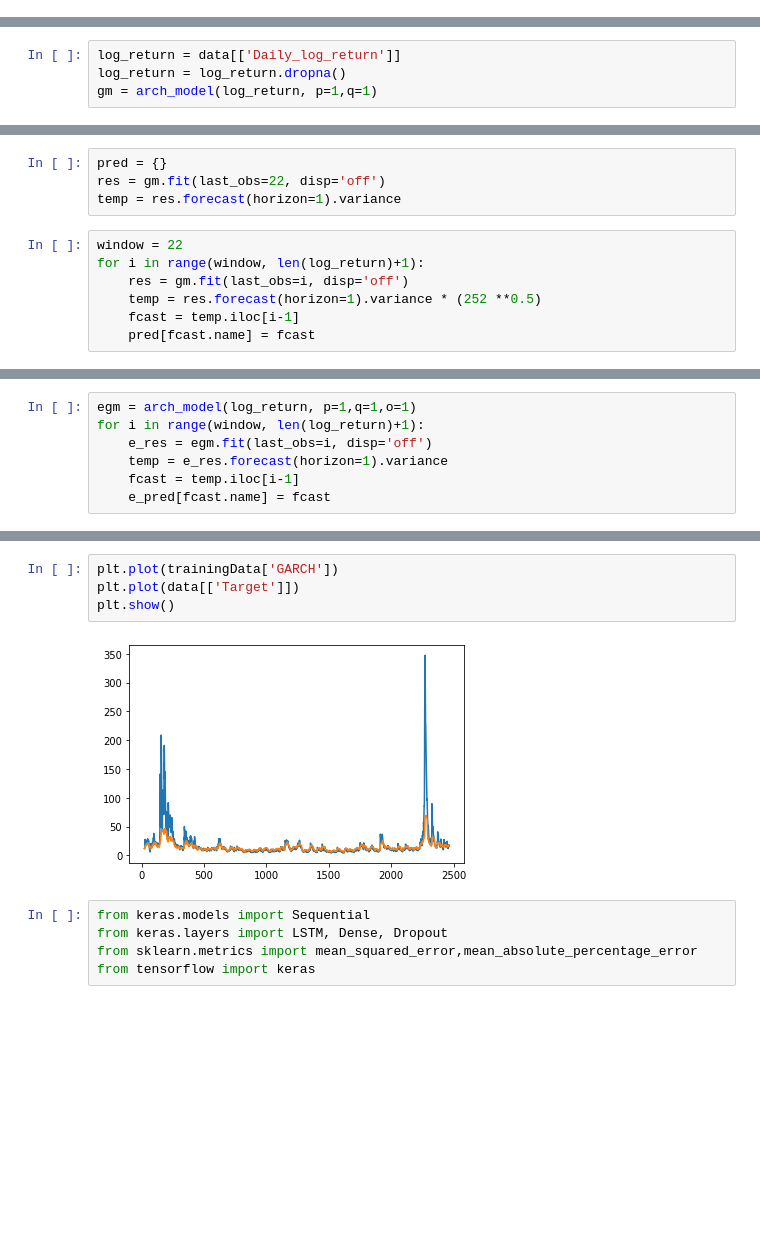
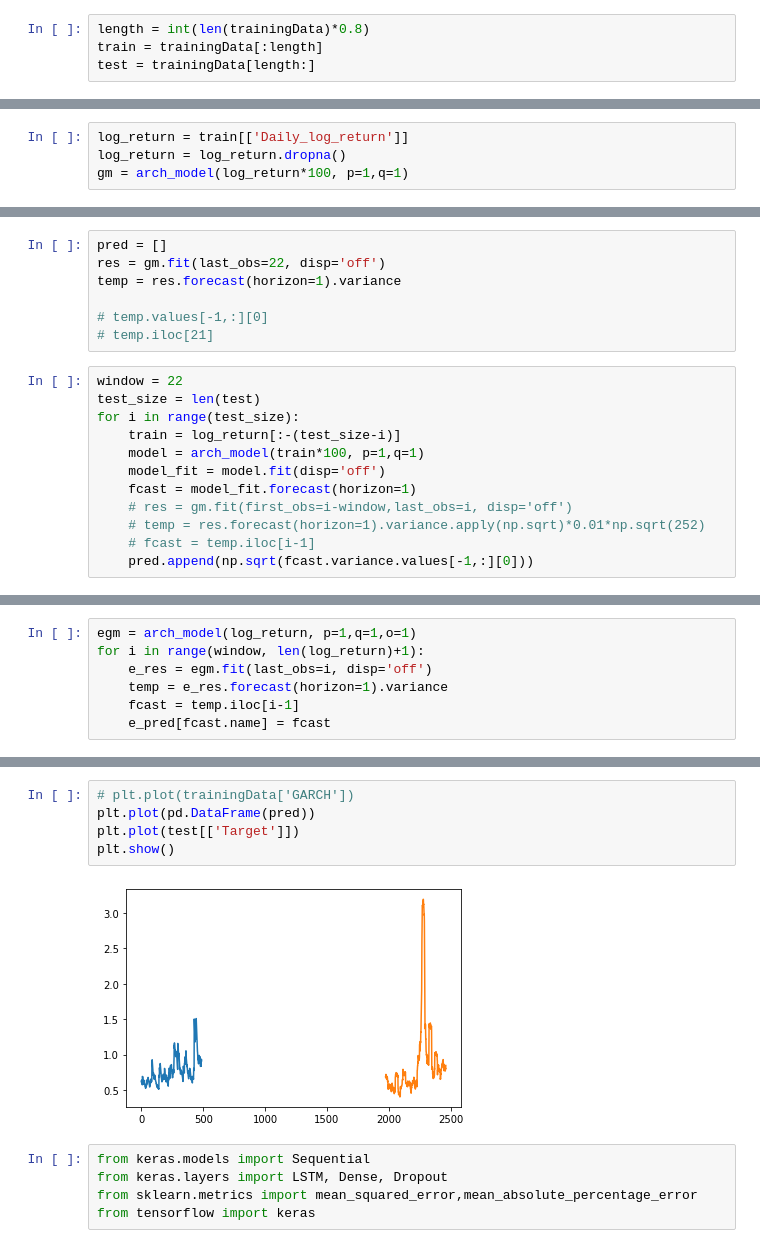
Before and after one commit to eddie8615/cs_project, a Jupyter notebook: hybrid_lstm.ipynb, the cells around one changed output, grey strips where cells are left out. Drawn from its saved outputs; the diff is of its cells as text; blank space fills up the shorter version.

```diff
--- a/hybrid_lstm.ipynb
+++ b/hybrid_lstm.ipynb
@@ -62,0 +63,4 @@ memory usage: 95.1 KB
+# %%
+length = int(len(trainingData)*0.8)
+train = trainingData[:length]
+test = trainingData[length:]
@@ -63,7 +69,7 @@ memory usage: 95.1 KB
 # %%
-log_return = data[['Daily_log_return']]
+log_return = train[['Daily_log_return']]
 log_return = log_return.dropna()
-gm = arch_model(log_return, p=1,q=1)
+gm = arch_model(log_return*100, p=1,q=1)
 # %%
 gm_res = gm.fit()
 # %% [output]
@@ -91,14 +101,22 @@ plt.show()
 # %%
-pred = {}
+pred = []
 res = gm.fit(last_obs=22, disp='off')
 temp = res.forecast(horizon=1).variance
+
+# temp.values[-1,:][0]
+# temp.iloc[21]
 # %%
 window = 22
-for i in range(window, len(log_return)+1):
-    res = gm.fit(last_obs=i, disp='off')
-    temp = res.forecast(horizon=1).variance * (252 **0.5)
-    fcast = temp.iloc[i-1]
-    pred[fcast.name] = fcast
+test_size = len(test)
+for i in range(test_size):
+    train = log_return[:-(test_size-i)]
+    model = arch_model(train*100, p=1,q=1)
+    model_fit = model.fit(disp='off')
+    fcast = model_fit.forecast(horizon=1)
+    # res = gm.fit(first_obs=i-window,last_obs=i, disp='off')
+    # temp = res.forecast(horizon=1).variance.apply(np.sqrt)*0.01*np.sqrt(252)
+    # fcast = temp.iloc[i-1]
+    pred.append(np.sqrt(fcast.variance.values[-1,:][0]))
 # %%
 e_pred={}
 # %%
@@ -150,9 +165,10 @@ trainingData
 # %%
-plt.plot(trainingData['GARCH'])
-plt.plot(data[['Target']])
+# plt.plot(trainingData['GARCH'])
+plt.plot(pd.DataFrame(pred))
+plt.plot(test[['Target']])
 plt.show()
 # %% [output]
-[figure, old version]
+[figure, new version]
 # %%
 from keras.models import Sequential
 from keras.layers import LSTM, Dense, Dropout
```
Also changed, not shown: parts of 6 cells of this notebook, 5 other files.
